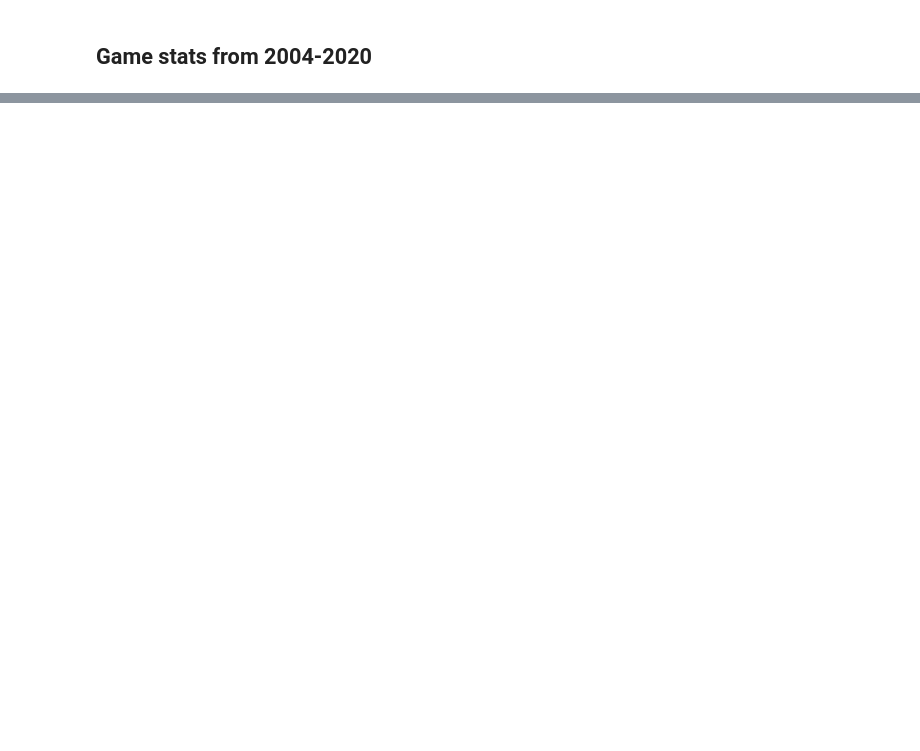
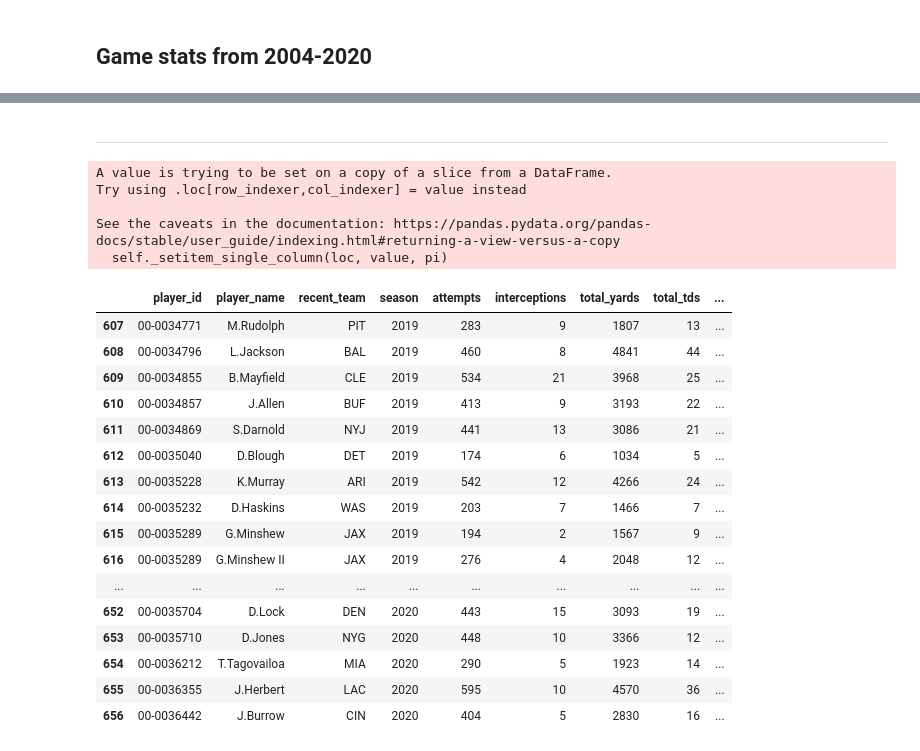
Before and after one commit to brandonxlaw/NFL-MVP-Predictor, a Jupyter notebook: main.ipynb, the cells around one changed output, grey strips where cells are left out. Cells and saved outputs as stored; diff of their text form; code cells hidden in the pictures; blank space fills up the shorter version.

Commit message:
Calculated and added games played and won.

```diff
--- a/main.ipynb
+++ b/main.ipynb
@@ -61,0 +73,17 @@ season_data.head(15)
+# %%
+def get_games_dict(season_data):
+    new_dict = {}
+    id_list = season_data['passer_player_id'].unique().tolist()
+    for i in id_list:
+        new_dict[i] = {'games_played': season_data.loc[season_data['passer_player_id'] == i, 'games_played'].sum(), 'games_won': season_data.loc[season_data['passer_player_id'] == i, 'games_won'].sum()}
+    return new_dict
+# %%
+def update_games(games_dict, year):
+    new = players[players['season'] == year]
+    id_list = new['player_id'].unique().tolist()
+    for i in id_list:
+        new.loc[new['player_id'] == i, 'games_played'] = games_dict[i]['games_played']
+        new.loc[new['player_id'] == i, 'games_won'] = games_dict[i]['games_won']
+    return new
+# %% [markdown]
+-------
@@ -62,7 +101,8 @@ season_data.head(15)
 # %%
 # Play-by-play stats from 2004 - 2020
 play_cols = ['game_id', 'game_date', 'home_team', 'home_score', 'away_team', 'away_score', 'passer_player_name', 'passer_player_id']
-plays = pd.DataFrame()
+# end_date = {'2004': '2005-01-02', '2005': '2006-01-01', '2006': '2006-12-31', '2007': '2007-12-30', '2008': '2008-12-28', '2009': '2010-01-03', '2010': '2011-01-02', '2011': '2012-12-30', '2012': '2019-09-30', '2013': '2013-12-29', '2014': '2014-12-28', '2015': '2015-01-03', '2016': '2017-01-01', '2017': '2017-12-31', '2018': '2018-12-30', '2019': '2019-12-29', '2020': '2021-01-03', '2021': '2022-01-09'}
+plays = []
 years = list(range(2004,2021))
 
 for i in years:
@@ -72,12 +112,42 @@ for i in years:
     season_data = season_data[play_cols]
     season_data.dropna(axis=0, how='any', inplace=True)
     season_data.drop_duplicates(inplace=True)
+    season_data[['games_played', 'games_won', 'recent_team']] = 1, 0, ' '
+    # Filter out games after relevant end date
+    # season_data = season_data[season_data['game_date'] < end_date[str(i)]]
+    season_data = add_teams(i, season_data)
+    season_data = add_games_won(season_data)
+    games_dict = get_games_dict(season_data)
+    new_plays = update_games(games_dict, i)
+    # Append dataframe to list
+    plays.append(new_plays)
 
-    # season_data = add_games_played(season_data)
-    # season_data = add_games_won(i, season_data)
-
-    # sort=True eliminates a warning and alphabetically sorts columns
-    plays.append(season_data, sort=True)
-
-#Give each row a unique index
-plays.reset_index(drop=True, inplace=True)
+# Convert list to dataframe
+df = pd.concat(plays)
+df.reset_index(drop=True, inplace=True)
+# %% [output]
+A value is trying to be set on a copy of a slice from a DataFrame.
+Try using .loc[row_indexer,col_indexer] = value instead
+
+See the caveats in the documentation: https://pandas.pydata.org/pandas-docs/stable/user_guide/indexing.html#returning-a-view-versus-a-copy
+  self._setitem_single_column(loc, value, pi)
+# %%
+df.tail(50)
+# %% [output]
+|  | player_id | player_name | recent_team | season | attempts | interceptions | total_yards | total_tds | ... |
+| 607 | 00-0034771 | M.Rudolph | PIT | 2019 | 283 | 9 | 1807 | 13 | ... |
+| 608 | 00-0034796 | L.Jackson | BAL | 2019 | 460 | 8 | 4841 | 44 | ... |
+| 609 | 00-0034855 | B.Mayfield | CLE | 2019 | 534 | 21 | 3968 | 25 | ... |
+| 610 | 00-0034857 | J.Allen | BUF | 2019 | 413 | 9 | 3193 | 22 | ... |
+| 611 | 00-0034869 | S.Darnold | NYJ | 2019 | 441 | 13 | 3086 | 21 | ... |
+| 612 | 00-0035040 | D.Blough | DET | 2019 | 174 | 6 | 1034 | 5 | ... |
+| 613 | 00-0035228 | K.Murray | ARI | 2019 | 542 | 12 | 4266 | 24 | ... |
+| 614 | 00-0035232 | D.Haskins | WAS | 2019 | 203 | 7 | 1466 | 7 | ... |
+| 615 | 00-0035289 | G.Minshew | JAX | 2019 | 194 | 2 | 1567 | 9 | ... |
+| 616 | 00-0035289 | G.Minshew II | JAX | 2019 | 276 | 4 | 2048 | 12 | ... |
+| ... | ... | ... | ... | ... | ... | ... | ... | ... | ... |
+| 652 | 00-0035704 | D.Lock | DEN | 2020 | 443 | 15 | 3093 | 19 | ... |
+| 653 | 00-0035710 | D.Jones | NYG | 2020 | 448 | 10 | 3366 | 12 | ... |
+| 654 | 00-0036212 | T.Tagovailoa | MIA | 2020 | 290 | 5 | 1923 | 14 | ... |
+| 655 | 00-0036355 | J.Herbert | LAC | 2020 | 595 | 10 | 4570 | 36 | ... |
+| 656 | 00-0036442 | J.Burrow | CIN | 2020 | 404 | 5 | 2830 | 16 | ... |
```
Also changed, not shown: parts of 6 cells of this notebook, 1 other file.
